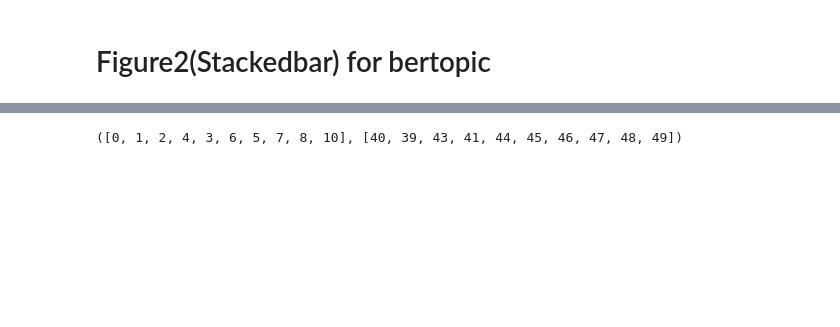
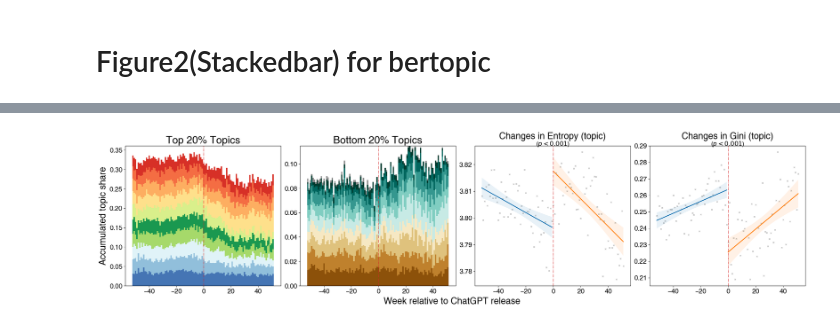
Before and after one commit to myokyunghan/so_data_availability, a Jupyter notebook: run_project/03_visualization/bertopic_run_in_4.ipynb, the cells around one changed output, grey strips where cells are left out. Cells and saved outputs as stored; diff of their text form; code cells hidden in the pictures; blank space fills up the shorter version.

```diff
--- a/run_project/03_visualization/bertopic_run_in_4.ipynb
+++ b/run_project/03_visualization/bertopic_run_in_4.ipynb
@@ -39,5 +48,0 @@ df['cdate'] = pd.to_datetime(df['cdate'], format="%Y-%m-%d")
-# %%
-df['rel_week'] = np.floor((df['cdate']-\
-                       CONSTANTS.year_range[option_dict['year_range']].get('std_date')).dt.days/7)
-# %%
-df = df[(df['rel_week']>=-52) & ( df['rel_week']<52)].copy()
@@ -49,7 +49,5 @@ df['creationdate'].min(), df['creationdate'].max()
 # %%
-topic_list = list(df[(df['cdate']   >=  CONSTANTS.year_range[option_dict['year_range']].get('start_date'))&\
-                 (df['cdate']       <   CONSTANTS.year_range[option_dict['year_range']].get('std_date'))]\
-                .groupby('Topic').count()['id'].reset_index().sort_values(by = 'id', ascending=False)['Topic'])
+topic_list = list(df[df['rel_week'] <0].groupby('Topic').count()['id'].reset_index().sort_values(by = 'id', ascending=False)['Topic'])
 
 
 top10list = topic_list[:10]
@@ -277,4 +95,43 @@ plt.show()
+# %%
+plot_gen = PlotGen.PlotGen()
+# %%
+fig, axs = plt.subplots(1, 4, figsize=(24, 6), constrained_layout=True)
+
+### stacked topic plots
+for i, (title, proportion) in enumerate(df_dict.items()):
+
+    plot_gen.draw_topic_stack(
+        axs[i],
+        title,
+        proportion,
+        list_10[title],
+        color_list[i],
+        alpha_list[i]
+    )
+
+axs[0].set_ylabel("Accumulated topic share", fontsize=22)
+
+
+### regression plots
+buff = 2
+
+for j, (title, proportion) in enumerate(df_coef.items()):
+
+    series = proportion[title]
+
+    plot_gen.draw_regression(
+        axs[j + buff],
+        title,
+        series
+    )
+
+
+fig.supxlabel("Week relative to ChatGPT release", fontsize=22)
+
+plt.savefig(f"{output_dir}C_Result_Fig2_2.png", dpi=300, bbox_inches='tight')
+plt.show()
+# %% [output]
+[figure, added]
 # %%
-top10list, bot10list
+top10list
+# , bot10list
-# %% [output]
-([0, 1, 2, 4, 3, 6, 5, 7, 8, 10], [40, 39, 43, 41, 44, 45, 46, 47, 48, 49])
```
Also changed, not shown: parts of 13 cells of this notebook, 15 other files.
